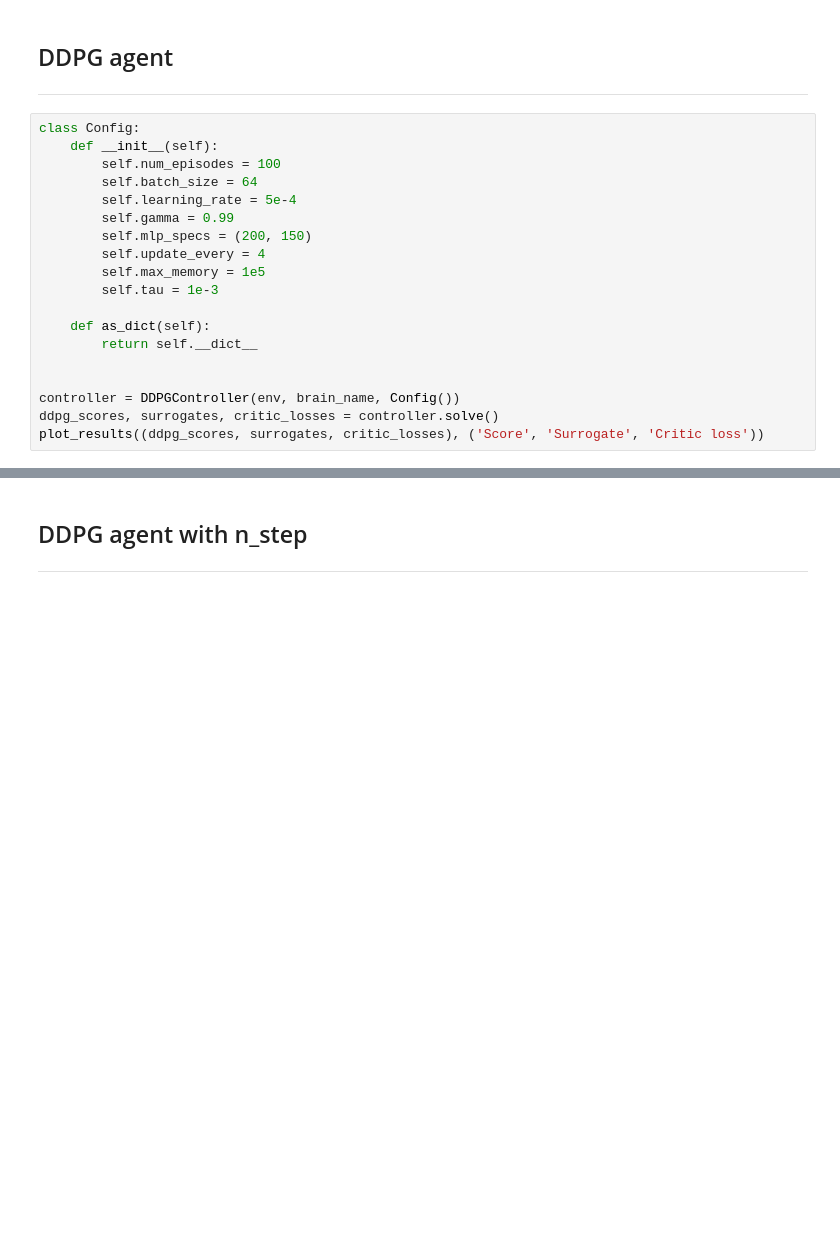
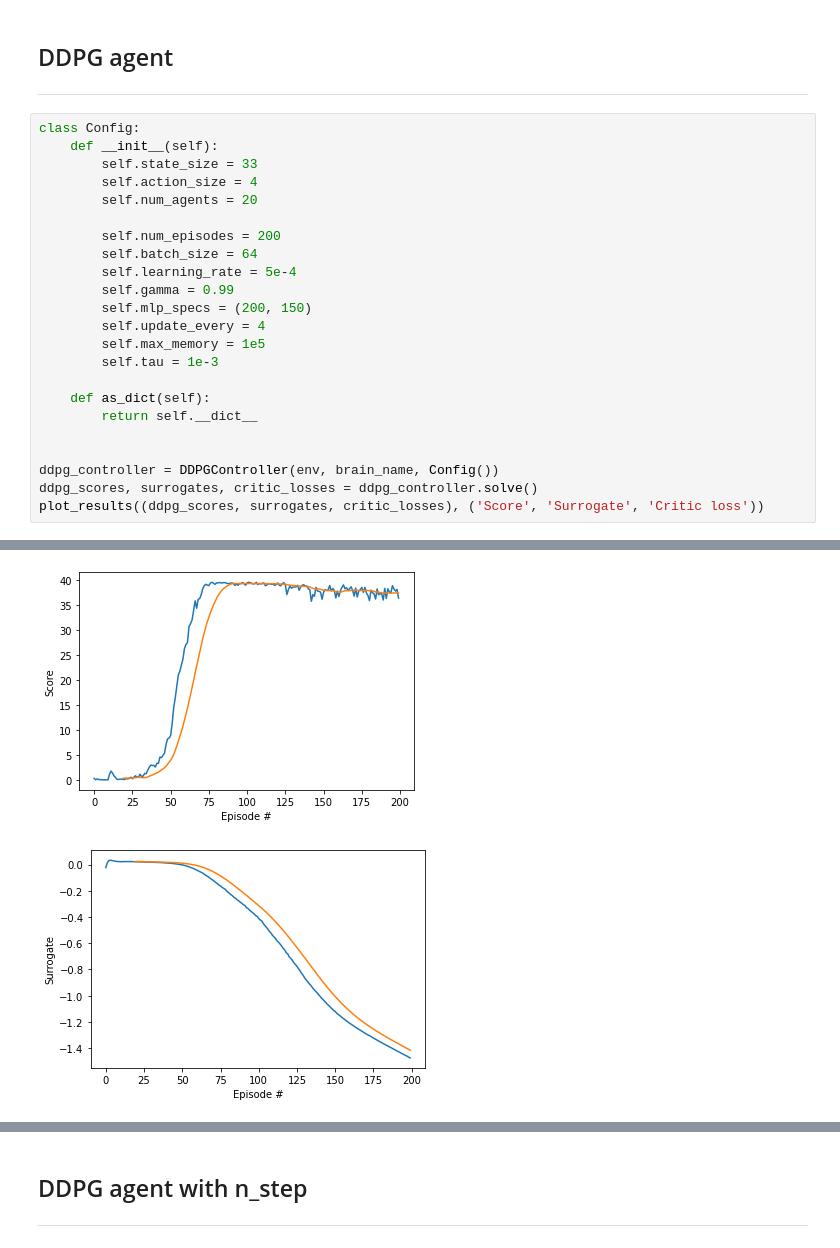
Before and after one commit to guillaumeboniface/reacher, a Jupyter notebook: solution_walkthrough.ipynb, the cells around one changed output, grey strips where cells are left out. Cells and saved outputs as stored; diff of their text form; blank space fills up the shorter version.

```diff
--- a/solution_walkthrough.ipynb
+++ b/solution_walkthrough.ipynb
@@ -97,7 +103,11 @@ Episode 1087/1200 | Average Score: 24.91 | Model surrogate: 0.42672
 # %%
 class Config:
     def __init__(self):
-        self.num_episodes = 100
+        self.state_size = 33
+        self.action_size = 4
+        self.num_agents = 20
+
+        self.num_episodes = 200
         self.batch_size = 64
         self.learning_rate = 5e-4
         self.gamma = 0.99
@@ -110,6 +120,7 @@ class Config:
         return self.__dict__
 
 
-controller = DDPGController(env, brain_name, Config())
-ddpg_scores, surrogates, critic_losses = controller.solve()
+ddpg_controller = DDPGController(env, brain_name, Config())
+ddpg_scores, surrogates, critic_losses = ddpg_controller.solve()
 plot_results((ddpg_scores, surrogates, critic_losses), ('Score', 'Surrogate', 'Critic loss'))
+# %% [output]
@@ -115,0 +128,2 @@ plot_results((ddpg_scores, surrogates, critic_losses), ('Score', 'Surrogate', 'C
+[figure, added]
+[figure, added]
```
Also changed, not shown: parts of 6 cells of this notebook, 9 other files.
